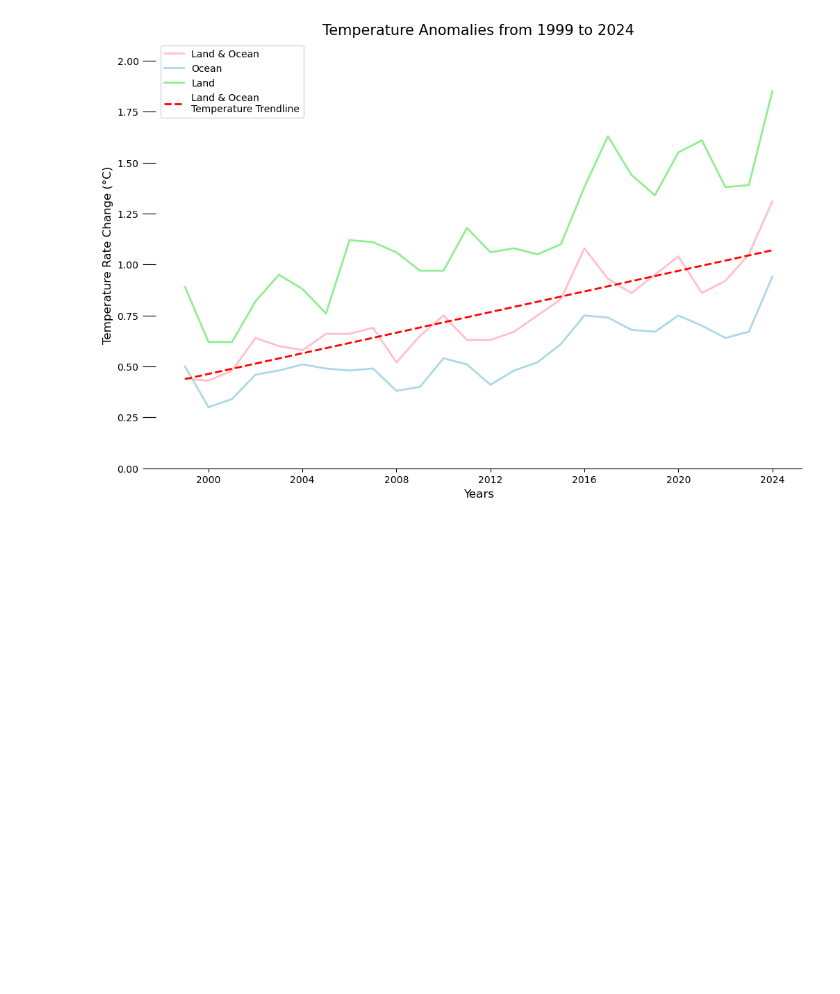
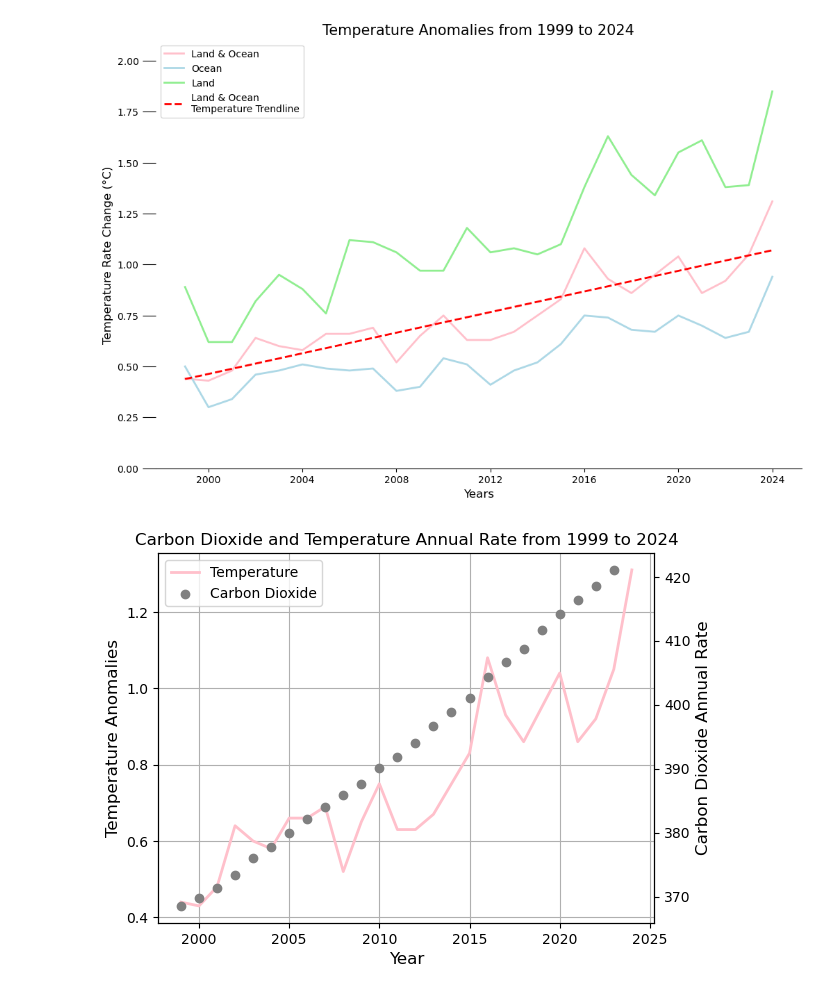
Before and after one commit to eddiexunyc/earth_temp_cyclone_data, a Jupyter notebook: DATA608_Assignment_5_Eddie_Xu.ipynb, the cells around one changed output. Cells and saved outputs as stored; diff of their text form; code cells hidden in the pictures; blank space fills up the shorter version.

```diff
--- a/DATA608_Assignment_5_Eddie_Xu.ipynb
+++ b/DATA608_Assignment_5_Eddie_Xu.ipynb
@@ -129,2 +89,8 @@ overall_temp_change
 # %% [markdown]
 ### Carbon Dioxide
+# %%
+# extract the last 25 years of carbon dioxide growth data
+carbon_last_25 = carbon_dioxide_growth_data.loc[carbon_dioxide_growth_data['year'] >= 1999].drop(['unc'], axis=1)
+carbon_dioxide_growth_data = land_ocean_anomalies_data.merge(carbon_last_25, how = 'left', on = 'year')
+
+carbon_dioxide_growth_data
@@ -196,17 +334,22 @@ plt.show()
 # %%
 # line and scatter graph on carbon dioxide and temperature anomalies annual change
 fig = plt.figure()
 ax2 = fig.add_subplot(111)
-ax2.plot(cyclone_temp_data['year'], cyclone_temp_data['Ocean Anomaly'], color='lightblue', lw=2, label = 'Temperature')
+ax2.plot(carbon_dioxide_growth_data['year'], carbon_dioxide_growth_data['Land & Ocean Anomaly'], color='pink', lw=2, label = 'Temperature')
 ax3 = ax2.twinx()
-ax3.scatter(cyclone_temp_data['year'], cyclone_temp_data['counts'], color='pink', label = 'Hurricane')
-plt.title('High Risk Hurricanes & Ocean Anomaly from 1999 to 2024', size = 12)
-ax1.grid()
+ax3.scatter(carbon_dioxide_growth_data['year'], carbon_dioxide_growth_data['mean'], color='gray', label = 'Carbon Dioxide')
+plt.title('Carbon Dioxide and Temperature Annual Rate from 1999 to 2024', size = 12)
+ax2.grid()
 
 # customize both x and y labels
 ax2.set_xlabel('Year', size = 12)
-ax2.set_ylabel('Temperature Anomaly', size = 12)
-ax3.set_ylabel('Hurricanes Count', size = 12)
+ax2.set_ylabel('Temperature Anomalies', size = 12)
+ax3.set_ylabel('Carbon Dioxide Annual Rate', size = 12)
+lns1, lab1 = ax2.get_legend_handles_labels()
+lns2, lab2 = ax3.get_legend_handles_labels()
+ax2.legend(lns1 + lns2, lab1 + lab2, loc=0)
 
-plt.savefig('Correlation between Ocean Anomaly and High Risk Hurricanes.png')
+plt.savefig('Correlation between Temperature Anomalies and Carbon Dioxide Rate.png')
 plt.show()
+# %% [output]
+[figure, added]
```
Also changed, not shown: parts of 22 cells of this notebook, 14 other files.
